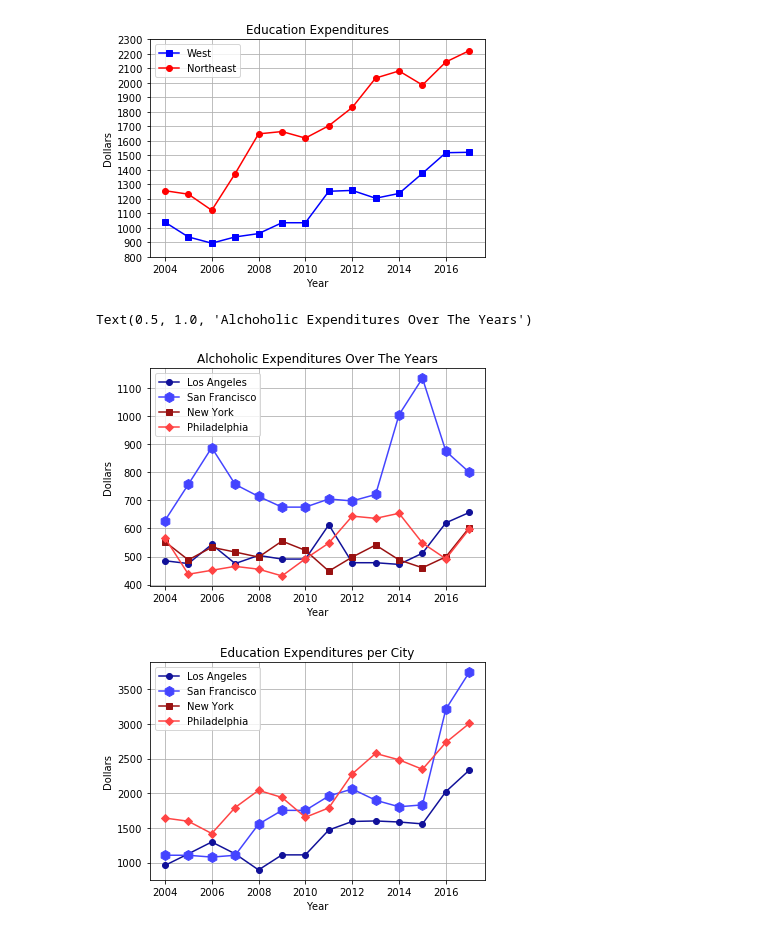
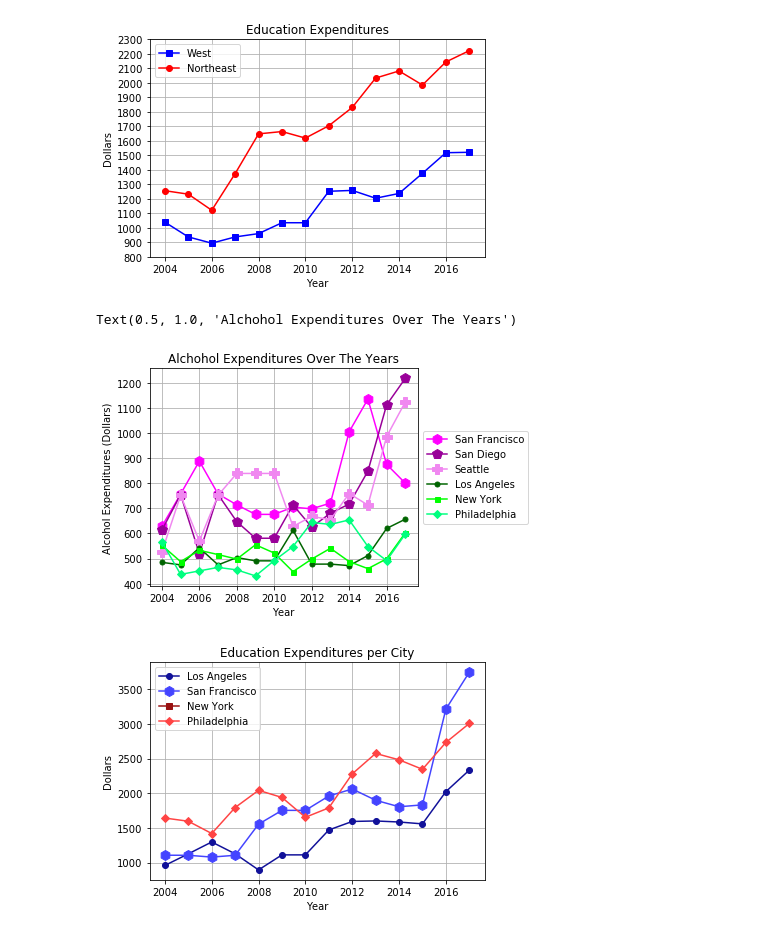
Before and after one commit to Dolphindalt/DataVis, a Jupyter notebook: DataVisHw1.ipynb, the cells around one changed output. Drawn from its saved outputs; the diff is of its cells as text; code cells hidden in the pictures.

```diff
--- a/DataVisHw1.ipynb
+++ b/DataVisHw1.ipynb
@@ -150,24 +151,36 @@ plt.show()
 # %%
 westal = pd.read_csv("./data/alcohol_west.csv", sep="\t")
 norteal= pd.read_csv("./data/alcohol_northeast.csv", sep="\t")
+
+fig = plt.figure()
+ax = fig.add_subplot(111)
 
 x = df['Year']
 y1 = westal.iloc[:,1]
 y2 = westal.iloc[:,2]
 y3 = norteal.iloc[:,1]
 y4 = norteal.iloc[:,2]
-plt.plot(x, y1, c='#111199', marker='o', label="Los Angeles")
-plt.plot(x, y2, c='#4444ff', marker='h', markersize=10, label="San Francisco")
-plt.plot(x, y3, c='#991111', marker="s", label="New York")
-plt.plot(x, y4, c='#ff4444', marker="D", label="Philadelphia")
+y5 = westal.iloc[:,3]
+y6 = westal.iloc[:,4]
+
+plt.plot(x, y2, c='#FF00FF', marker='h', markersize=10, label="San Francisco")
+plt.plot(x, y5, c='#990099', marker="p", markersize=10, label="San Diego")
+plt.plot(x, y6, c='#F088F0', marker="P", markersize=10, label="Seattle")
+plt.plot(x, y1, c='#006400', marker='o', markersize=5, label="Los Angeles")
+plt.plot(x, y3, c='#00FF00', marker="s", markersize=5, label="New York")
+plt.plot(x, y4, c='#00FF7F', marker="D", markersize=5, label="Philadelphia")
+
+box = ax.get_position()
+ax.set_position([box.x0, box.y0, box.width * 0.8, box.height])
+ax.legend(loc='center left', bbox_to_anchor=(1, 0.5), fancybox=True)
+
 plt.xlabel('Year')
-plt.ylabel('Dollars')
+plt.ylabel('Alcohol Expenditures (Dollars)')
 plt.grid()
-plt.legend(loc="best")
-plt.title('Alchoholic Expenditures Over The Years')
+plt.title('Alchohol Expenditures Over The Years')
 # %% [output]
-Text(0.5, 1.0, 'Alchoholic Expenditures Over The Years')
+Text(0.5, 1.0, 'Alchohol Expenditures Over The Years')
-[figure, old version]
+[figure, new version]
 # %%
 wdd = pd.read_csv("./data/education_west1.csv", sep="\t")
 nedd = pd.read_csv("./data/education_northeast1.csv", sep="\t")
```
Also changed, not shown: parts of 6 cells of this notebook.
